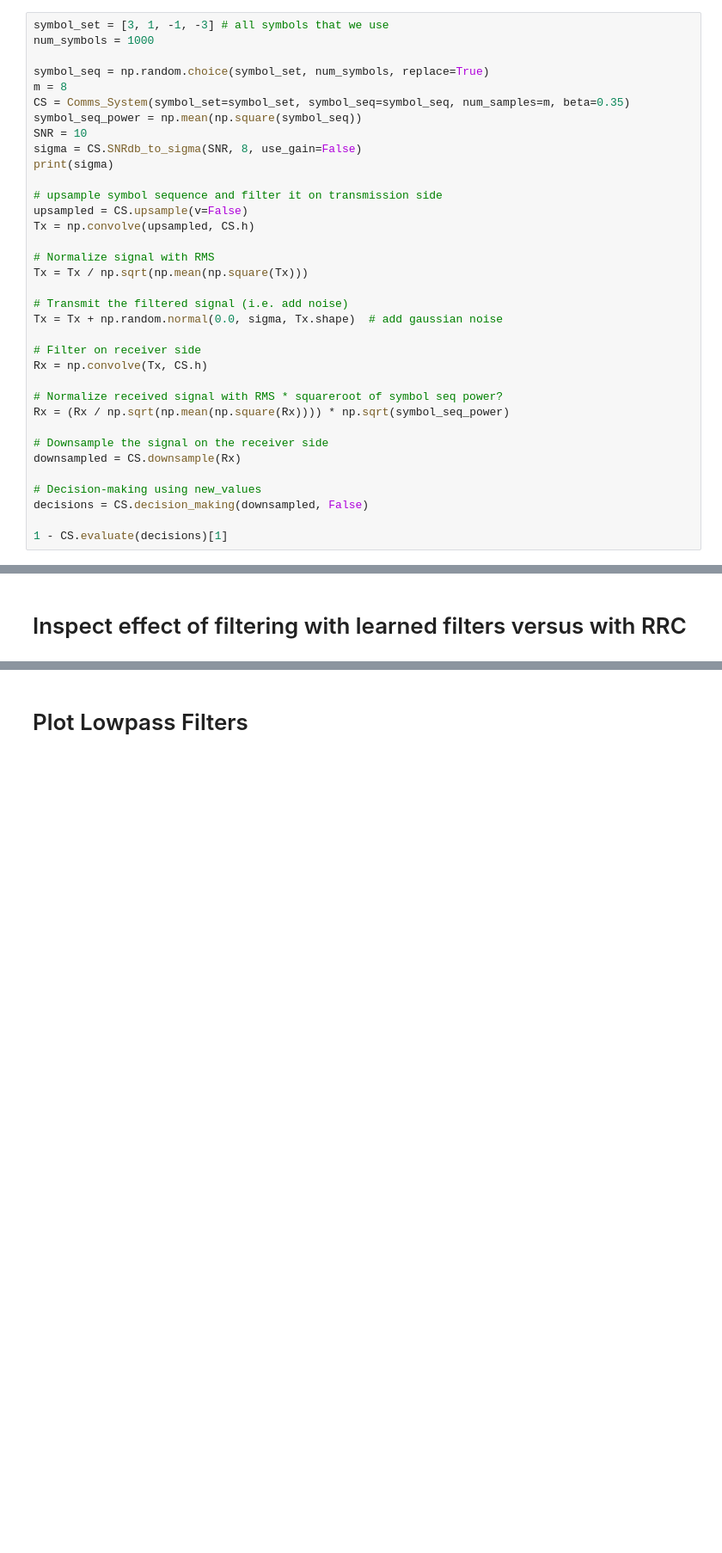
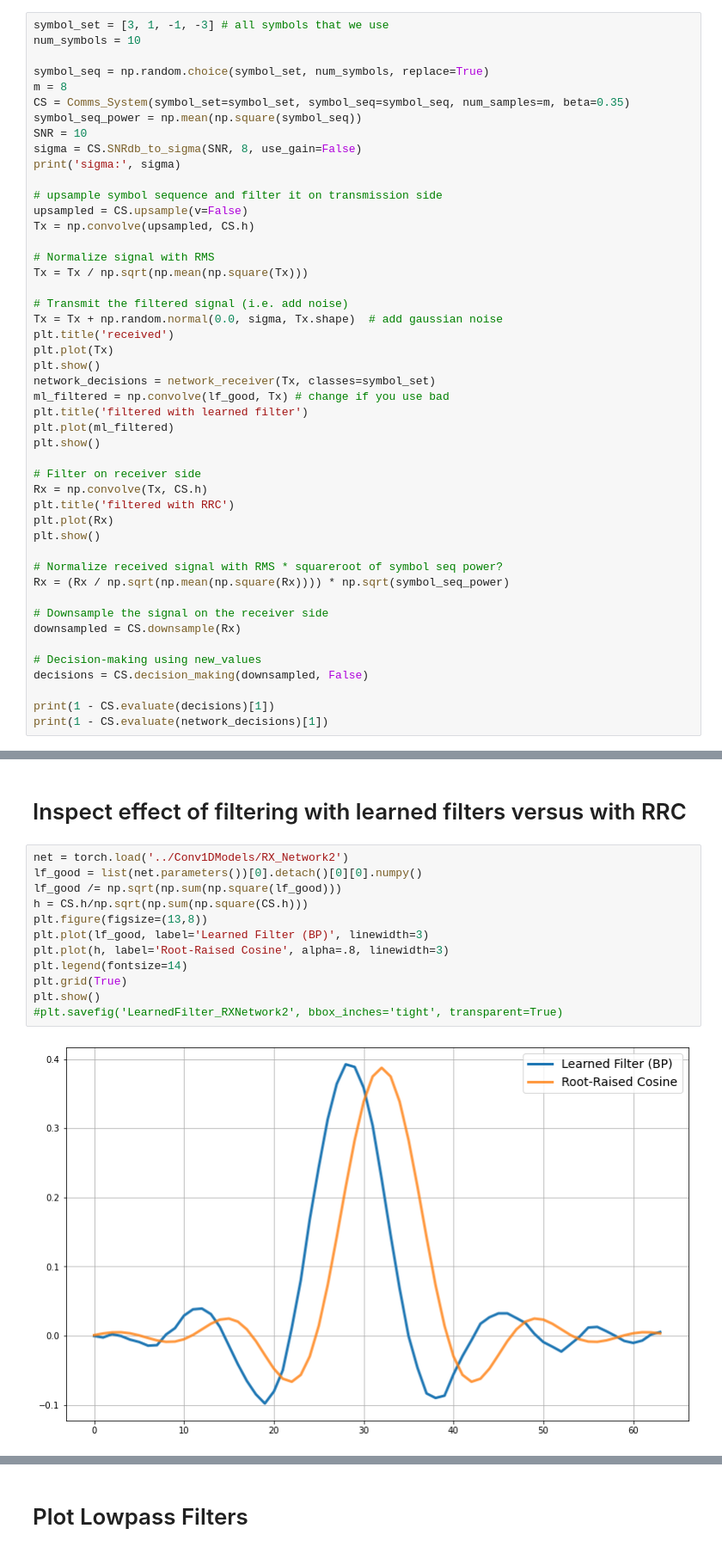
Before and after one commit to FaxMan1/Master-Thesis, a Jupyter notebook: Jupyter/main_CS.ipynb, the cells around one changed output, grey strips where cells are left out. Shown at 86% size. Saved outputs shown, nothing was run; the diff lists cells and outputs as text; blank space fills up the shorter version.

```diff
--- a/Jupyter/main_CS.ipynb
+++ b/Jupyter/main_CS.ipynb
@@ -67,7 +70,7 @@ decisions = CS.decision_making(downsampled, False)
 ### Manual Test with normalization of signal instead of gain_factor
 # %%
 symbol_set = [3, 1, -1, -3] # all symbols that we use
-num_symbols = 1000
+num_symbols = 10
 
 symbol_seq = np.random.choice(symbol_set, num_symbols, replace=True)
 m = 8
@@ -75,7 +78,7 @@ CS = Comms_System(symbol_set=symbol_set, symbol_seq=symbol_seq, num_samples=m, b
 symbol_seq_power = np.mean(np.square(symbol_seq))
 SNR = 10
 sigma = CS.SNRdb_to_sigma(SNR, 8, use_gain=False)
-print(sigma)
+print('sigma:', sigma)
 
 # upsample symbol sequence and filter it on transmission side
 upsampled = CS.upsample(v=False)
@@ -86,9 +89,20 @@ Tx = Tx / np.sqrt(np.mean(np.square(Tx)))
 
 # Transmit the filtered signal (i.e. add noise)
 Tx = Tx + np.random.normal(0.0, sigma, Tx.shape)  # add gaussian noise
+plt.title('received')
+plt.plot(Tx)
+plt.show()
+network_decisions = network_receiver(Tx, classes=symbol_set)
+ml_filtered = np.convolve(lf_good, Tx) # change if you use bad
+plt.title('filtered with learned filter')
+plt.plot(ml_filtered)
+plt.show()
 
 # Filter on receiver side
 Rx = np.convolve(Tx, CS.h)
+plt.title('filtered with RRC')
+plt.plot(Rx)
+plt.show()
 
 # Normalize received signal with RMS * squareroot of symbol seq power?
 Rx = (Rx / np.sqrt(np.mean(np.square(Rx)))) * np.sqrt(symbol_seq_power)
@@ -99,7 +113,8 @@ downsampled = CS.downsample(Rx)
 # Decision-making using new_values
 decisions = CS.decision_making(downsampled, False)
 
-1 - CS.evaluate(decisions)[1]
+print(1 - CS.evaluate(decisions)[1])
+print(1 - CS.evaluate(network_decisions)[1])
 # %% [markdown]
 ## Display filter
 # %%
@@ -271,3 +283,17 @@ plt.legend(symbol_set + ['Euclidean Boundaries'], fontsize=14)
 plt.show()
 # %% [markdown]
 # Inspect effect of filtering with learned filters versus with RRC
+# %%
+net = torch.load('../Conv1DModels/RX_Network2')
+lf_good = list(net.parameters())[0].detach()[0][0].numpy()
+lf_good /= np.sqrt(np.sum(np.square(lf_good)))
+h = CS.h/np.sqrt(np.sum(np.square(CS.h)))
+plt.figure(figsize=(13,8))
+plt.plot(lf_good, label='Learned Filter (BP)', linewidth=3)
+plt.plot(h, label='Root-Raised Cosine', alpha=.8, linewidth=3)
+plt.legend(fontsize=14)
+plt.grid(True)
+plt.show()
+#plt.savefig('LearnedFilter_RXNetwork2', bbox_inches='tight', transparent=True)
+# %% [output]
+[figure, added]
```
Also changed, not shown: parts of 11 cells of this notebook, 2 other files.
